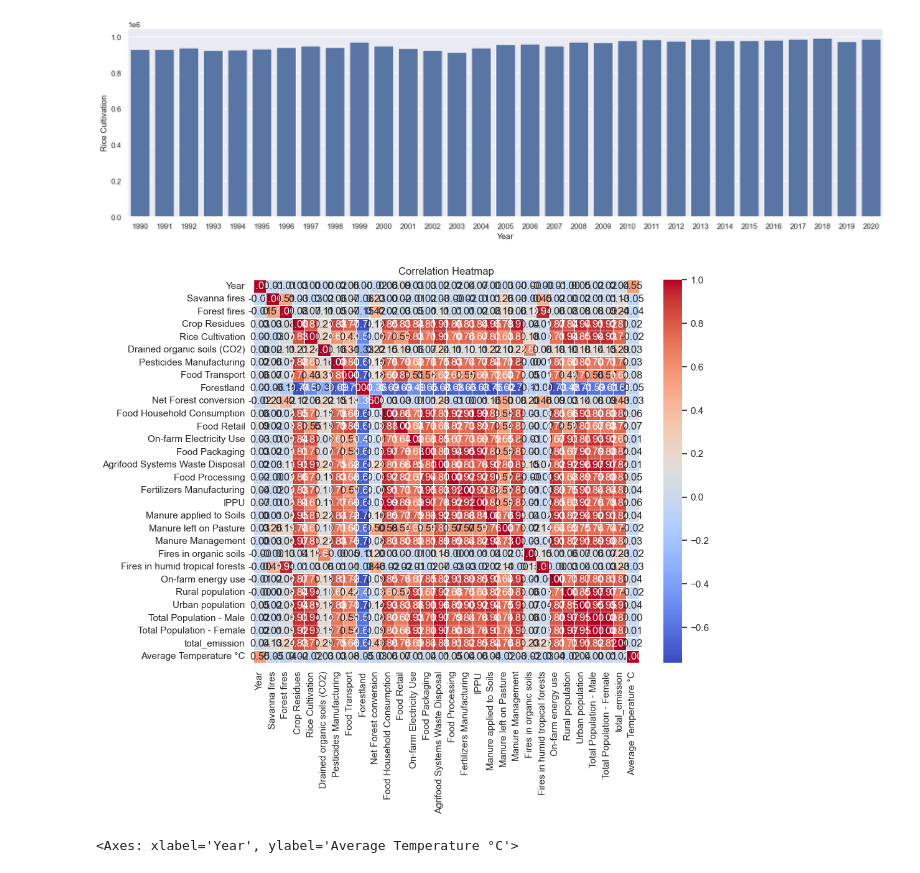
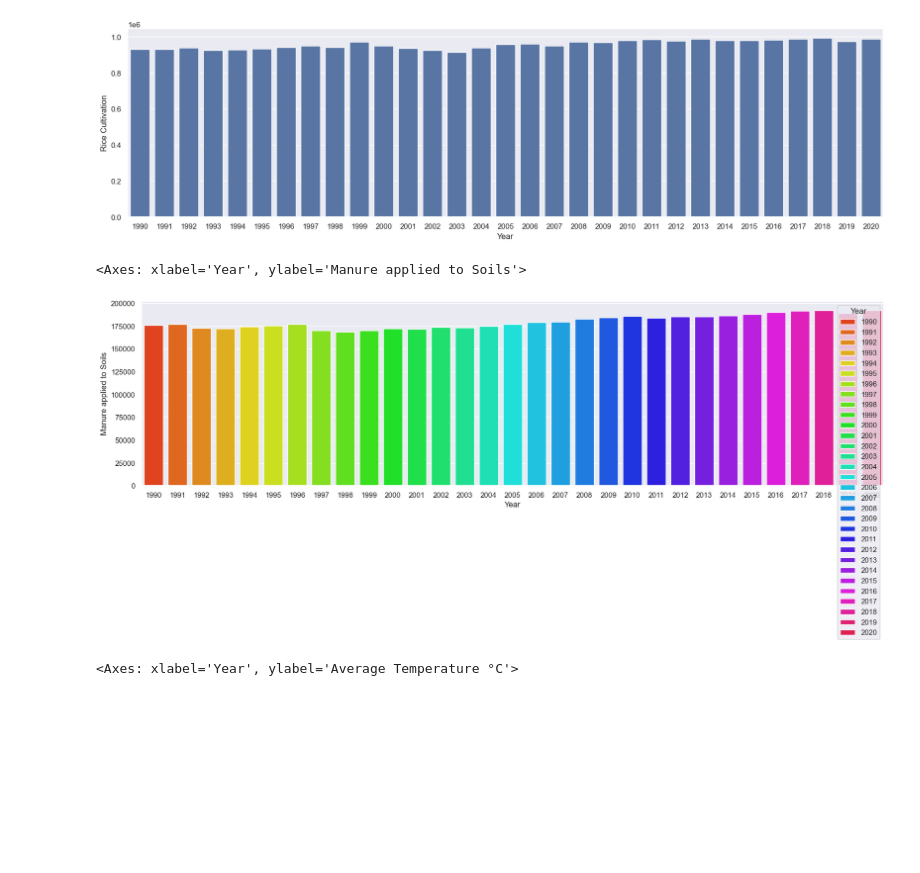
Before and after one commit to NoxoloMakibinyane/regression-project, a Jupyter notebook: regression_project_notebook.ipynb, the cells around one changed output. Saved outputs shown, nothing was run; the diff lists cells and outputs as text; code cells hidden in the pictures; blank space fills up the shorter version.

Commit message:
Add More Exploratory Data Analysis

```diff
--- a/regression_project_notebook.ipynb
+++ b/regression_project_notebook.ipynb
@@ -134,16 +140,13 @@ sns.barplot(data = sales_state, x = 'Year', y= 'Rice Cultivation')
 [figure]
 # %%
 
-numeric_df = df.select_dtypes(include=['number'])
-
-# Calculate correlation matrix
-correlation_matrix = numeric_df.corr()
-plt.figure(figsize=(10, 8))
-sns.heatmap(correlation_matrix, annot=True, cmap='coolwarm', fmt=".2f", linewidths=0.5)
-plt.title('Correlation Heatmap')
-plt.show()
+sales_state = df.groupby(['Year'], as_index=False)['Manure applied to Soils'].sum().sort_values(by='Manure applied to Soils', ascending=False)
+palette = sns.color_palette("hsv", len(sales_state))
+sns.set(rc={'figure.figsize':(20,5)})
+sns.barplot(data = sales_state, x = 'Year', y= 'Manure applied to Soils', hue='Year', palette=palette)
 # %% [output]
+<Axes: xlabel='Year', ylabel='Manure applied to Soils'>
-[figure, old version]
+[figure, new version]
 # %%
 sales_state = df.groupby(['Year'], as_index=False)['Average Temperature °C'].sum().sort_values(by='Average Temperature °C', ascending=False)
 
```
Also changed, not shown: parts of 9 cells of this notebook.
